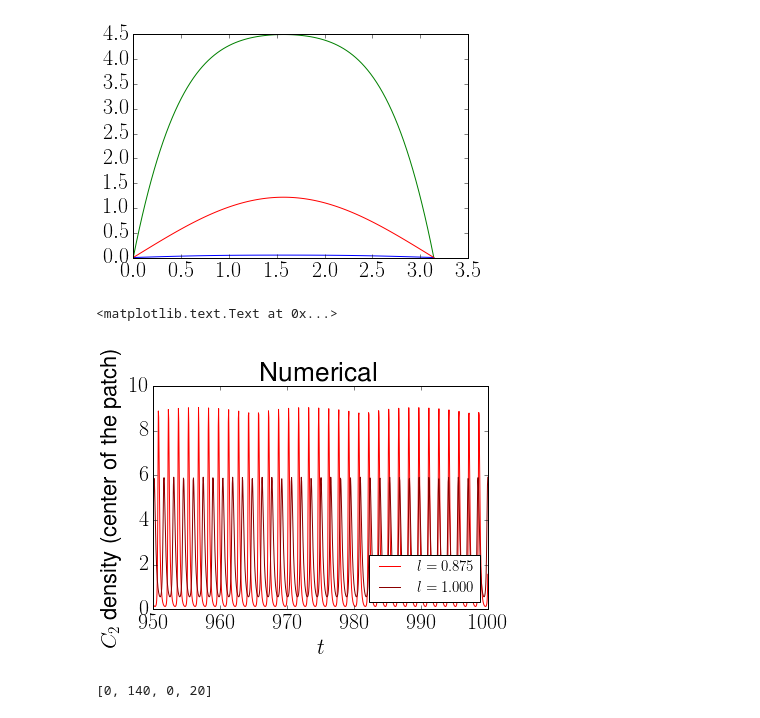
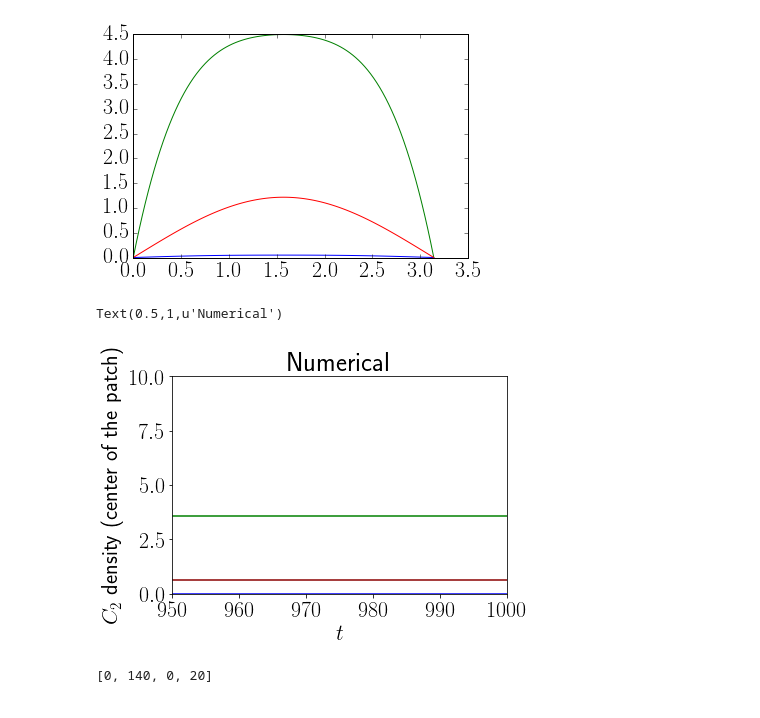
Before and after one commit to reand705/IGP, a Jupyter notebook: Method_Of_LinesIGP_MAX.ipynb, the cells around one changed output. Saved outputs shown, nothing was run; the diff lists cells and outputs as text; code cells hidden in the pictures.

```diff
--- a/Method_Of_LinesIGP_MAX.ipynb
+++ b/Method_Of_LinesIGP_MAX.ipynb
@@ -290,72 +290,45 @@ plt.plot(x,C2[0:M,-20],color = 'red')
 # %%
 #maximo/centro do patch no tempo (ver se a população está constante mesmo,por exemplo)
 #Integre um caso aqui
 
-l=0.5+0.125*3
-sol = np.load('Method_Of_LinesIGP_amplitude=%d,l = %.3f,DR=%.3f,D1=%.3f,D2=%.3f,mu=%.3f,gamma=%.3f,beta =%.3f.npy'
-                % (amplitude,l,DR,D1,D2,mu,gamma,beta))
+l=1.1+0.11*7
+mu = 2.0 + 0.8*5
+m1 = 0.95
+m2 = 1.05
+gamma = 0.5
+alpha = 0.9
+beta = 0.9
+amplitude = 1
+D1 = 7.0
+D2 = 3.0
+DR = 1.0
+sol = np.load('Method_Of_LinesIGP_amplitude=%d,l = %.3f,DR=%.3f,D1=%.3f,D2=%.3f,mu=%.3f,gamma=%.3f.npy'
+                % (amplitude,l,DR,D1,D2,mu,gamma))
 
 t = np.linspace(0,Tmax,N)
 R = np.transpose(sol[:,0:M])
 C1 = np.transpose(sol[:,M:2*M])
 C2 = np.transpose(sol[:,2*M:])
 
 #last time steps to plot
 Final_Time = 1000
 
-'''
-
-plt.plot(t[-Final_Time:],np.amax(R[:,-Final_Time:],axis = 0),color = 'darkgreen')
-plt.plot(t[-Final_Time:],np.amax(C1[:,-Final_Time:],axis = 0),color = 'darkblue')
-plt.plot(t[-Final_Time:],np.amax(C2[:,-Final_Time:],axis =0),color = 'darkred')
-plt.show()
-
-#plt.yscale("log")
-'''
-
-#plt.plot(t[-Final_Time:],R[M/2,-Final_Time:],color = 'green')
-#plt.plot(t[-Final_Time:],C1[M/2,-Final_Time:],color = 'blue')
-plt.plot(t[-Final_Time:],C2[M/2,-Final_Time:],color = 'red',label=r"$L'=%.3f$"%(l))
-
-
-l=0.5+0.125*4
-sol = np.load('Method_Of_LinesIGP_amplitude=%d,l = %.3f,DR=%.3f,D1=%.3f,D2=%.3f,mu=%.3f,gamma=%.3f,beta =%.3f.npy'
-                % (amplitude,l,DR,D1,D2,mu,gamma,beta))
-
-t = np.linspace(0,Tmax,N)
-R = np.transpose(sol[:,0:M])
-C1 = np.transpose(sol[:,M:2*M])
-C2 = np.transpose(sol[:,2*M:])
-
-#last time steps to plot
-Final_Time = 1000
-
-'''
-
-plt.plot(t[-Final_Time:],np.amax(R[:,-Final_Time:],axis = 0),color = 'darkgreen')
-plt.plot(t[-Final_Time:],np.amax(C1[:,-Final_Time:],axis = 0),color = 'darkblue')
-plt.plot(t[-Final_Time:],np.amax(C2[:,-Final_Time:],axis =0),color = 'darkred')
-plt.show()
-
-#plt.yscale("log")
-'''
-
-#plt.plot(t[-Final_Time:],R[M/2,-Final_Time:],color = 'green')
-#plt.plot(t[-Final_Time:],C1[M/2,-Final_Time:],color = 'blue')
+plt.plot(t[-Final_Time:],R[M/2,-Final_Time:],color = 'green')
+plt.plot(t[-Final_Time:],C1[M/2,-Final_Time:],color = 'blue')
 plt.plot(t[-Final_Time:],C2[M/2,-Final_Time:],color = 'darkred',label=r"$L'=%.3f$"%(l))
 
 
 
 #plt.title("Numerical Integration")
 plt.xlabel(r"$t$")
 plt.ylabel(r"$C_2$ density (center of the patch)")
-plt.legend(loc='lower right', prop={'size': 15})
+#plt.legend(loc='lower right', prop={'size': 15})
 #plt.show()
 plt.axis([950,1000,0,10])
 plt.title("Numerical")
 # %% [output]
-<matplotlib.text.Text at 0x...>
+Text(0.5,1,u'Numerical')
-[figure, old version]
+[figure, new version]
 # %%
 #Faça para vários dR, d1, d2, mu
 DR = []
```
Also changed, not shown: parts of 4 cells of this notebook.
